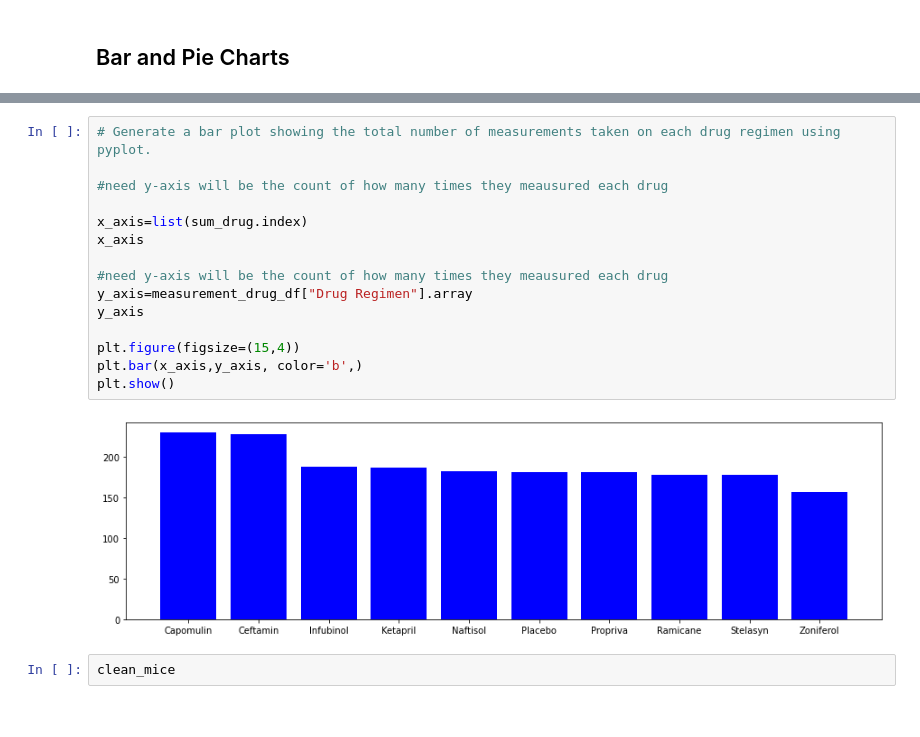
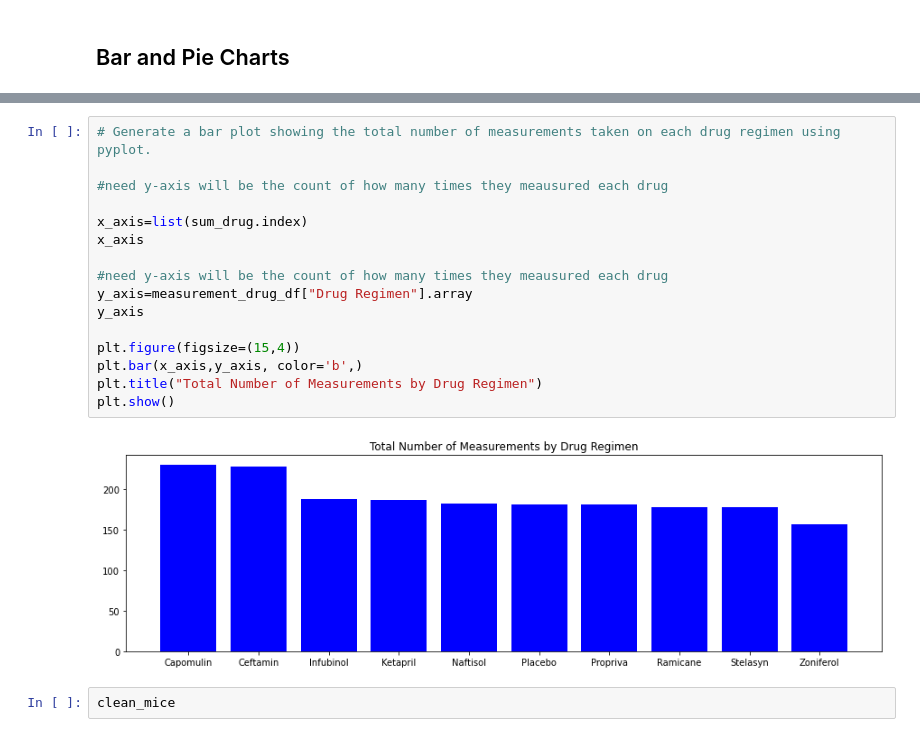
Before and after one commit to amunyhub/matplot-assignment, a Jupyter notebook: pymaceuticals_starter.ipynb, the cells around one changed output, grey strips where cells are left out. Drawn from its saved outputs; the diff is of its cells as text.

```diff
--- a/pymaceuticals_starter.ipynb
+++ b/pymaceuticals_starter.ipynb
@@ -189,20 +167,21 @@ plt.show()
 # %%
 # Generate a bar plot showing the total number of measurements taken on each drug regimen using pyplot.
 
 #need y-axis will be the count of how many times they meausured each drug
 
 x_axis=list(sum_drug.index)
 x_axis
 
 #need y-axis will be the count of how many times they meausured each drug
 y_axis=measurement_drug_df["Drug Regimen"].array
 y_axis
 
 plt.figure(figsize=(15,4))
 plt.bar(x_axis,y_axis, color='b',)
+plt.title("Total Number of Measurements by Drug Regimen")
 plt.show()
 # %% [output]
-[figure, old version]
+[figure, new version]
 # %%
 clean_mice
 # %% [output]
```
Also changed, not shown: parts of 11 cells of this notebook.
